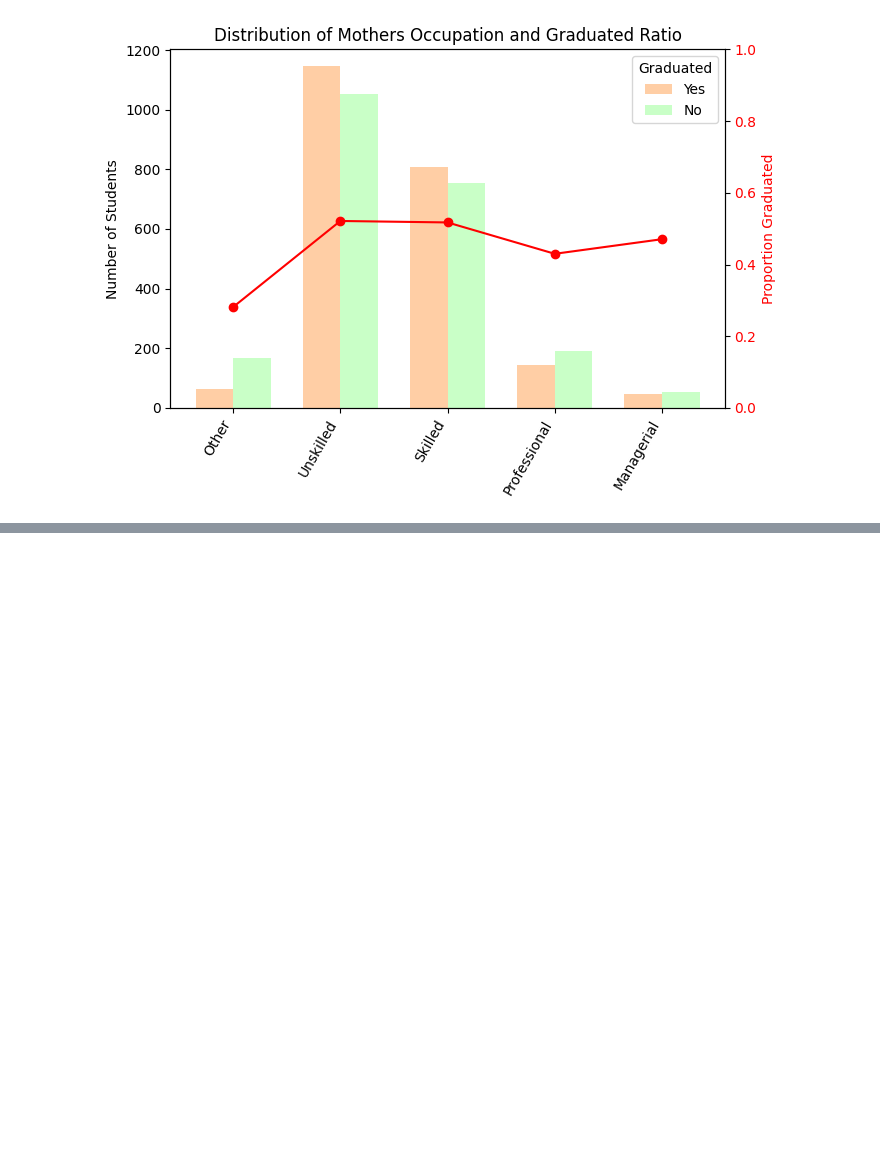
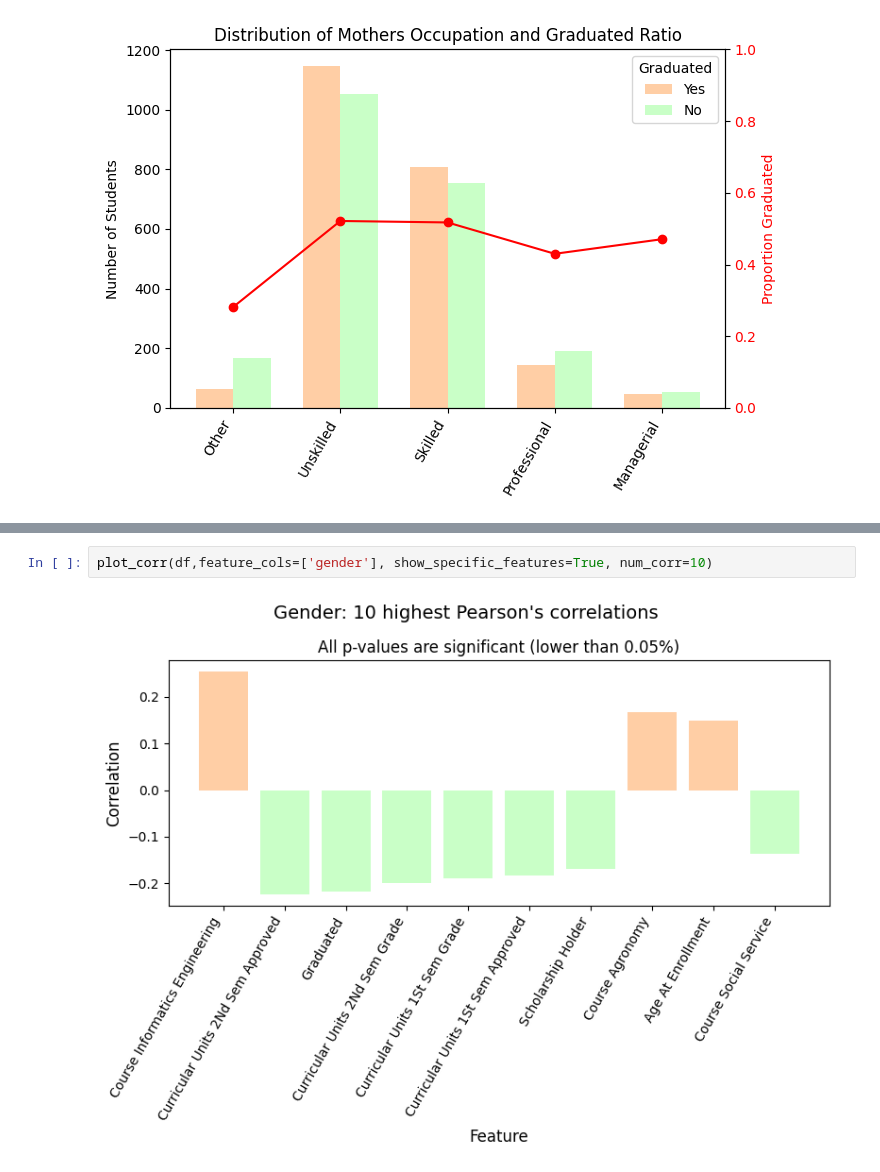
Before and after one commit to Xannadoo/Algorithmic_Fairness_Mandatories, a Jupyter notebook: Exam/Predicting_students_dropout_v2.ipynb, the cells around one changed output, grey strips where cells are left out. Drawn from its saved outputs; the diff is of its cells as text; blank space fills up the shorter version.

```diff
--- a/Exam/Predicting_students_dropout_v2.ipynb
+++ b/Exam/Predicting_students_dropout_v2.ipynb
@@ -211,0 +342,4 @@ plt.xticks(rotation=90, ha='center');
+# %%
+plot_corr(df,feature_cols=['gender'], show_specific_features=True, num_corr=10)
+# %% [output]
+[figure, added]
```
Also changed, not shown: parts of 12 cells of this notebook, 1 other file.
